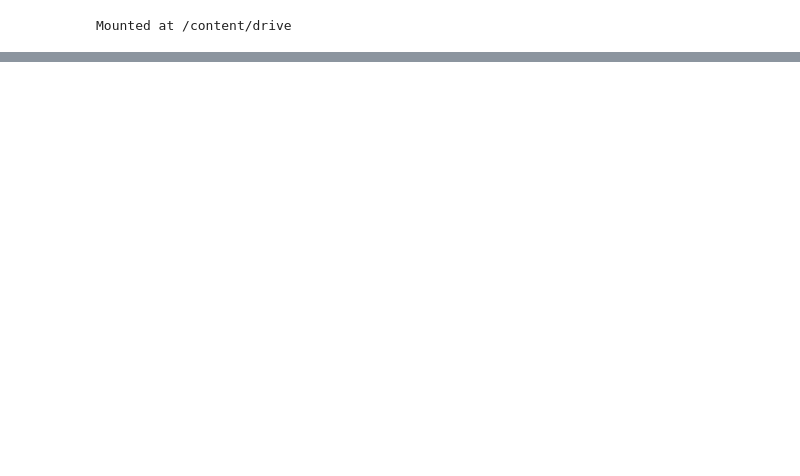
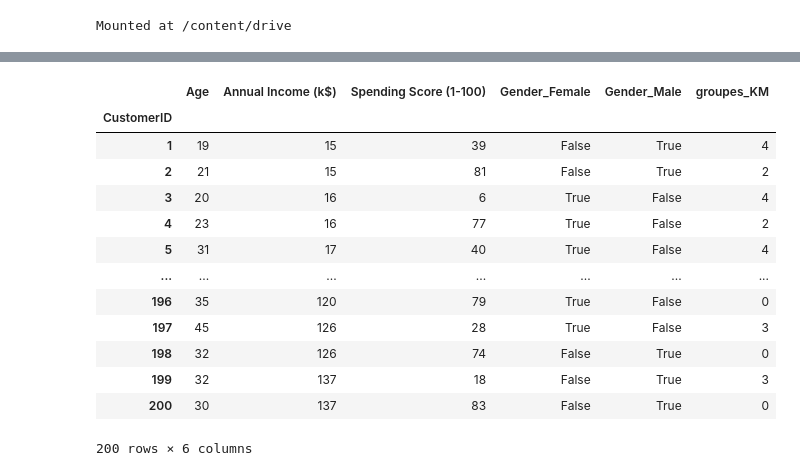
Before and after one commit to douglas-t/acs-community-deployment, a Jupyter notebook: clursering_kmeans.ipynb, the cells around one changed output, grey strips where cells are left out. Cells and saved outputs as stored; diff of their text form; code cells hidden in the pictures; blank space fills up the shorter version.

```diff
--- a/clursering_kmeans.ipynb
+++ b/clursering_kmeans.ipynb
@@ -22,0 +109,8 @@ data_mall.sample(5)
+# %%
+import numpy as np
+#cluster de chaque observations
+print('les groupes obtenus')
+#index triés des groupes
+idk=np.argsort(modelKM_5.labels_)
+print('index triés des groupes')
+print(idk)
@@ -22,0 +132,26 @@ data_mall.sample(5)
+# %%
+data_mall.loc[data_mall.index[idk]]
+modelKM_5.labels_[idk]
+groupes_KM=pd.DataFrame(modelKM_5.labels_[idk],index=data_mall.index[idk],columns=['groupes_KM'])
+groupes_KM
+data_mall_gr=pd.concat([data_mall,groupes_KM],axis=1)
+#affichage les données par cluster
+data_mall_gr
+#Affichage des données du premier cluster
+#data_mall_gr.loc[data_mall_gr.groupe KM==0, 'Age']
+#data_mall_gr.iloc[:,1]
+# %% [output]
+|  | Age | Annual Income (k$) | Spending Score (1-100) | Gender_Female | Gender_Male | groupes_KM |
+| CustomerID |  |  |  |  |  |  |
+| 1 | 19 | 15 | 39 | False | True | 4 |
+| 2 | 21 | 15 | 81 | False | True | 2 |
+| 3 | 20 | 16 | 6 | True | False | 4 |
+| 4 | 23 | 16 | 77 | True | False | 2 |
+| 5 | 31 | 17 | 40 | True | False | 4 |
+| ... | ... | ... | ... | ... | ... | ... |
+| 196 | 35 | 120 | 79 | True | False | 0 |
+| 197 | 45 | 126 | 28 | True | False | 3 |
+| 198 | 32 | 126 | 74 | False | True | 0 |
+| 199 | 32 | 137 | 18 | False | True | 3 |
+| 200 | 30 | 137 | 83 | False | True | 0 |
+200 rows × 6 columns
```
Also changed, not shown: parts of 15 cells of this notebook.
